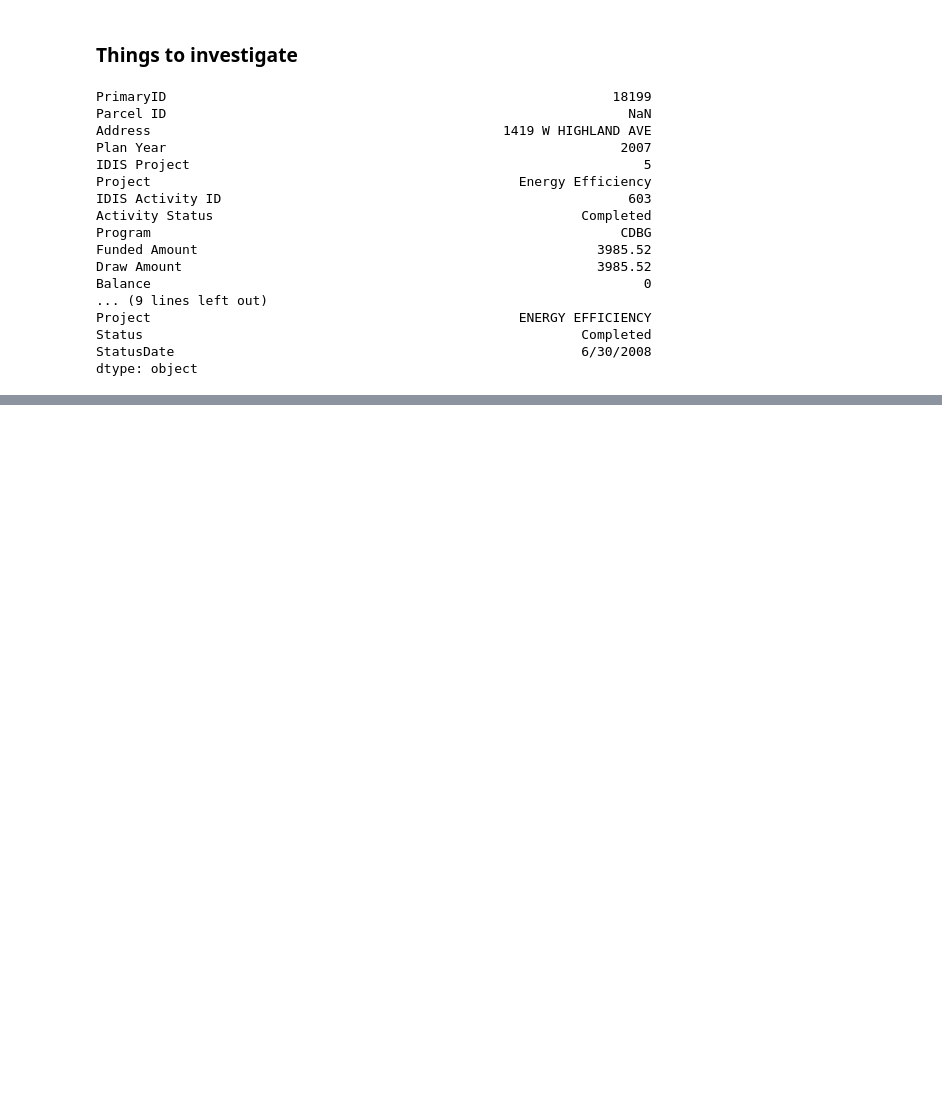
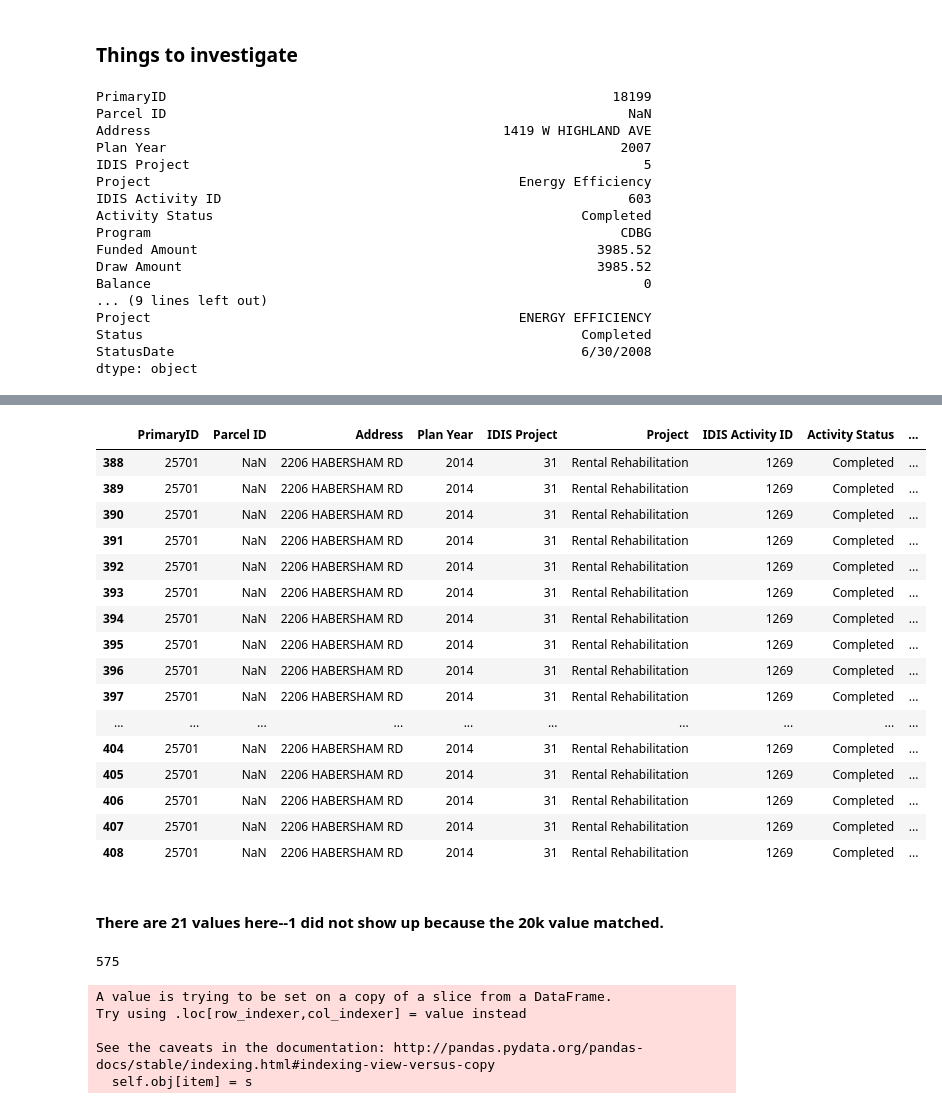
Before and after one commit to asensio-lab/albany-housing-analytics, a Jupyter notebook: preprocessing/housing/housing_merge_drawdown.ipynb, the cells around one changed output, grey strips where cells are left out. Saved outputs shown, nothing was run; the diff lists cells and outputs as text; code cells hidden in the pictures; blank space fills up the shorter version.

```diff
--- a/preprocessing/housing/housing_merge_drawdown.ipynb
+++ b/preprocessing/housing/housing_merge_drawdown.ipynb
@@ -275,0 +352,39 @@ conflict_funding
+# %%
+df_house_cdbg[df_house_cdbg['IDIS Activity ID'] == 1269]
+# %% [output]
+|  | PrimaryID | Parcel ID | Address | Plan Year | IDIS Project | Project | IDIS Activity ID | Activity Status | ... |
+| 388 | 25701 | NaN | 2206 HABERSHAM RD | 2014 | 31 | Rental Rehabilitation | 1269 | Completed | ... |
+| 389 | 25701 | NaN | 2206 HABERSHAM RD | 2014 | 31 | Rental Rehabilitation | 1269 | Completed | ... |
+| 390 | 25701 | NaN | 2206 HABERSHAM RD | 2014 | 31 | Rental Rehabilitation | 1269 | Completed | ... |
+| 391 | 25701 | NaN | 2206 HABERSHAM RD | 2014 | 31 | Rental Rehabilitation | 1269 | Completed | ... |
+| 392 | 25701 | NaN | 2206 HABERSHAM RD | 2014 | 31 | Rental Rehabilitation | 1269 | Completed | ... |
+| 393 | 25701 | NaN | 2206 HABERSHAM RD | 2014 | 31 | Rental Rehabilitation | 1269 | Completed | ... |
+| 394 | 25701 | NaN | 2206 HABERSHAM RD | 2014 | 31 | Rental Rehabilitation | 1269 | Completed | ... |
+| 395 | 25701 | NaN | 2206 HABERSHAM RD | 2014 | 31 | Rental Rehabilitation | 1269 | Completed | ... |
+| 396 | 25701 | NaN | 2206 HABERSHAM RD | 2014 | 31 | Rental Rehabilitation | 1269 | Completed | ... |
+| 397 | 25701 | NaN | 2206 HABERSHAM RD | 2014 | 31 | Rental Rehabilitation | 1269 | Completed | ... |
+| ... | ... | ... | ... | ... | ... | ... | ... | ... | ... |
+| 404 | 25701 | NaN | 2206 HABERSHAM RD | 2014 | 31 | Rental Rehabilitation | 1269 | Completed | ... |
+| 405 | 25701 | NaN | 2206 HABERSHAM RD | 2014 | 31 | Rental Rehabilitation | 1269 | Completed | ... |
+| 406 | 25701 | NaN | 2206 HABERSHAM RD | 2014 | 31 | Rental Rehabilitation | 1269 | Completed | ... |
+| 407 | 25701 | NaN | 2206 HABERSHAM RD | 2014 | 31 | Rental Rehabilitation | 1269 | Completed | ... |
+| 408 | 25701 | NaN | 2206 HABERSHAM RD | 2014 | 31 | Rental Rehabilitation | 1269 | Completed | ... |
+# %% [markdown]
+#### There are 21 values here--1 did not show up because the 20k value matched.
+# %%
+df_house_cdbg.loc[3,'IDIS Activity ID']
+# %% [output]
+575
+# %%
+for i in range(len(df_house_cdbg)):
+    record = df_house_cdbg.iloc[i]
+    if record['IDIS Activity ID'] == 1269:
+        df_house_cdbg.loc[i,'Funded Amount'] = 27591.2
+        df_house_cdbg.loc[i,'Draw Amount'] = 27591.2
+        df_house_cdbg.loc[i,'Balance'] = 0.0
+# %% [output]
+A value is trying to be set on a copy of a slice from a DataFrame.
+Try using .loc[row_indexer,col_indexer] = value instead
+
+See the caveats in the documentation: http://pandas.pydata.org/pandas-docs/stable/indexing.html#indexing-view-versus-copy
+  self.obj[item] = s
```
Also changed, not shown: parts of 149 cells of this notebook.
